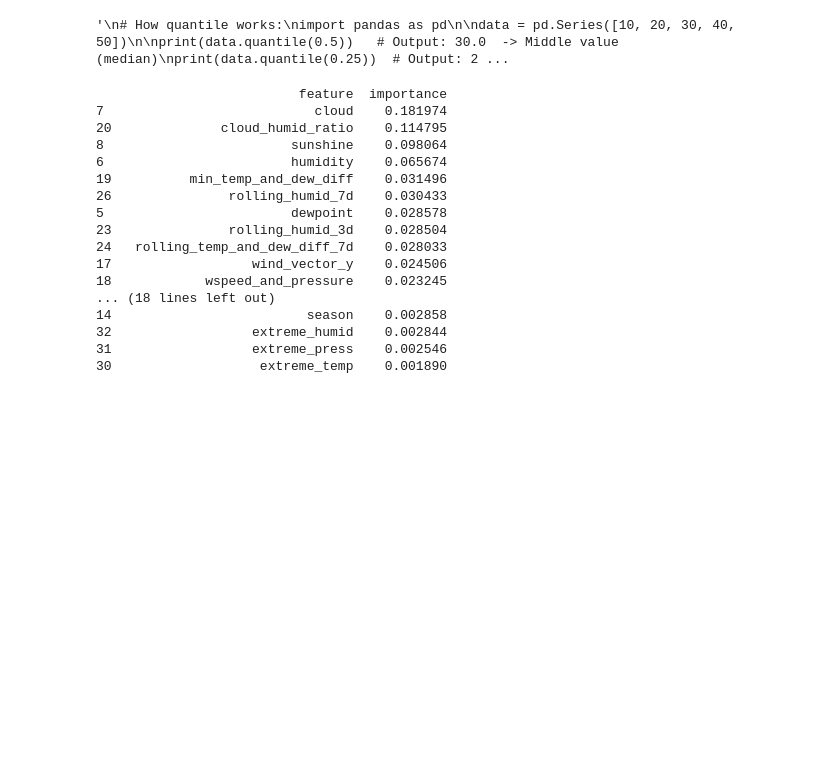
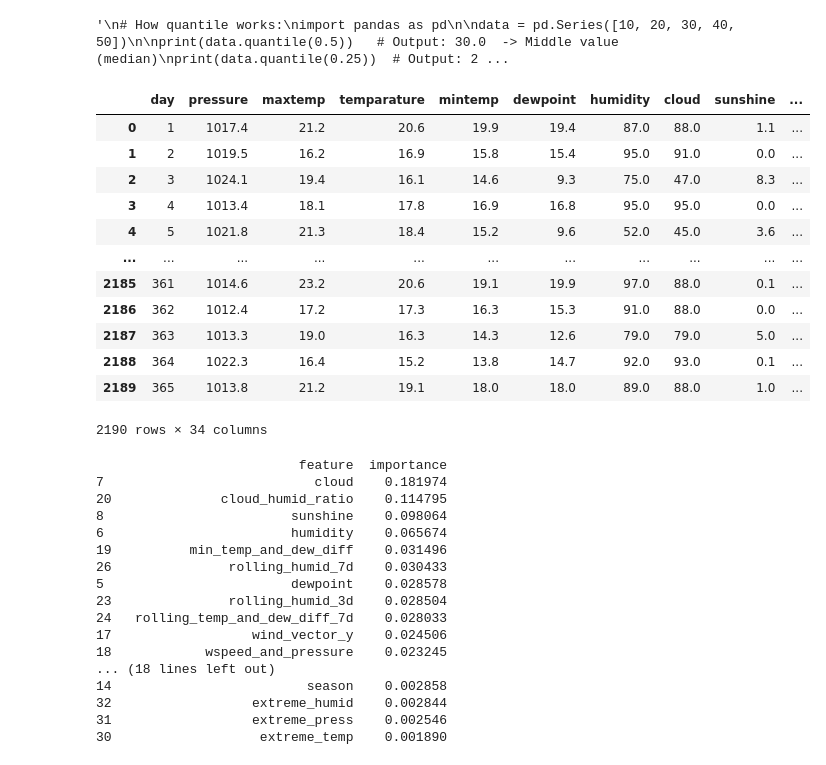
Before and after one commit to cagricivici/optuna_pred, a Jupyter notebook: rain-classification.ipynb, the cells around one changed output. Cells and saved outputs as stored; diff of their text form; code cells hidden in the pictures; blank space fills up the shorter version.

```diff
--- a/rain-classification.ipynb
+++ b/rain-classification.ipynb
@@ -604,6 +601,22 @@ test['extreme_humid'] = (
     (test['humidity']>test['humidity'].quantile(0.90)) |
     (test['humidity']<test['humidity'].quantile(0.10))
     ).astype(int)
+# %%
+train
+# %% [output]
+|  | day | pressure | maxtemp | temparature | mintemp | dewpoint | humidity | cloud | sunshine | ... |
+| 0 | 1 | 1017.4 | 21.2 | 20.6 | 19.9 | 19.4 | 87.0 | 88.0 | 1.1 | ... |
+| 1 | 2 | 1019.5 | 16.2 | 16.9 | 15.8 | 15.4 | 95.0 | 91.0 | 0.0 | ... |
+| 2 | 3 | 1024.1 | 19.4 | 16.1 | 14.6 | 9.3 | 75.0 | 47.0 | 8.3 | ... |
+| 3 | 4 | 1013.4 | 18.1 | 17.8 | 16.9 | 16.8 | 95.0 | 95.0 | 0.0 | ... |
+| 4 | 5 | 1021.8 | 21.3 | 18.4 | 15.2 | 9.6 | 52.0 | 45.0 | 3.6 | ... |
+| ... | ... | ... | ... | ... | ... | ... | ... | ... | ... | ... |
+| 2185 | 361 | 1014.6 | 23.2 | 20.6 | 19.1 | 19.9 | 97.0 | 88.0 | 0.1 | ... |
+| 2186 | 362 | 1012.4 | 17.2 | 17.3 | 16.3 | 15.3 | 91.0 | 88.0 | 0.0 | ... |
+| 2187 | 363 | 1013.3 | 19.0 | 16.3 | 14.3 | 12.6 | 79.0 | 79.0 | 5.0 | ... |
+| 2188 | 364 | 1022.3 | 16.4 | 15.2 | 13.8 | 14.7 | 92.0 | 93.0 | 0.1 | ... |
+| 2189 | 365 | 1013.8 | 21.2 | 19.1 | 18.0 | 18.0 | 89.0 | 88.0 | 1.0 | ... |
+2190 rows × 34 columns
 # %%
 rf_importance(train,y)
 # %% [output]
```
Also changed, not shown: parts of 60 cells of this notebook.
